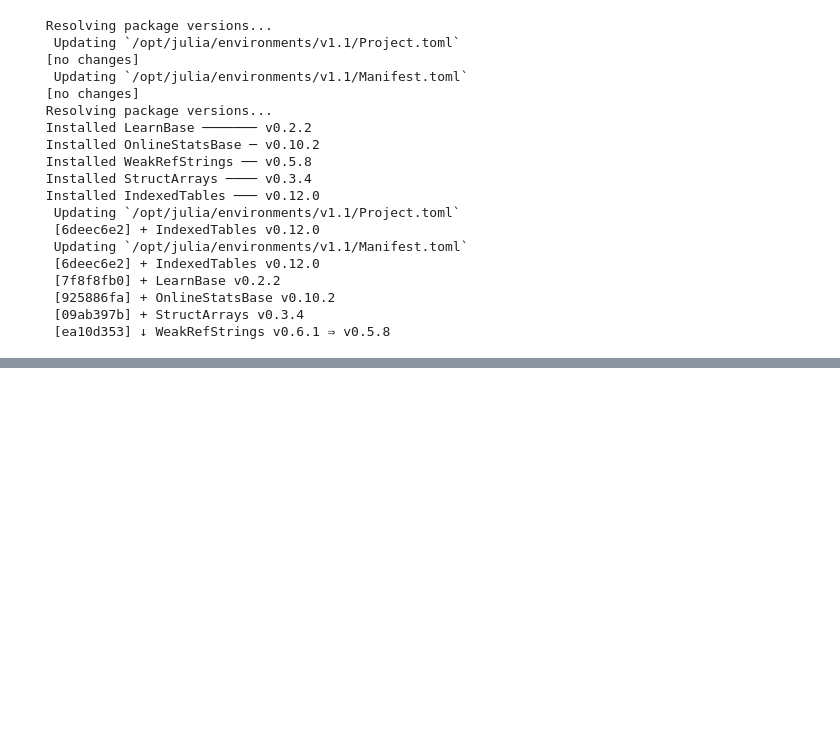
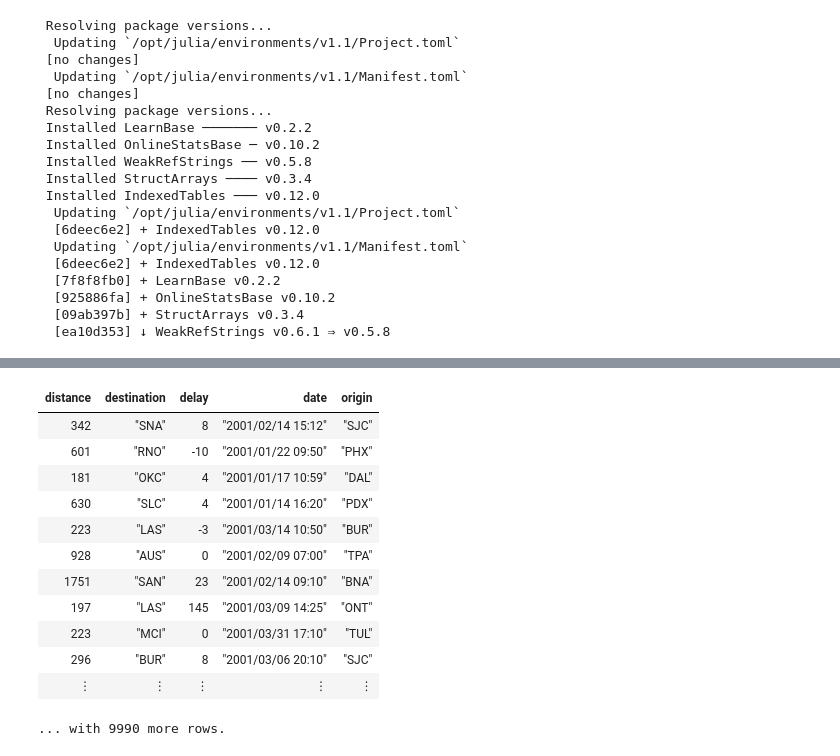
Before and after one commit to FavioVazquez/matrix_languages_tools, a Jupyter notebook: Untitled.ipynb, the cells around one changed output, grey strips where cells are left out. Drawn from its saved outputs; the diff is of its cells as text; code cells hidden in the pictures; blank space fills up the shorter version.

```diff
--- a/Untitled.ipynb
+++ b/Untitled.ipynb
@@ -55,0 +54,3 @@ df = dataset(
+# %%
+flights = dataset("flights-10k")
+flights_airport = dataset("flights-airport")
@@ -55,0 +71,16 @@ df = dataset(
+# %%
+flights
+# %% [output]
+| distance | destination | delay | date | origin |
+| 342 | "SNA" | 8 | "2001/02/14 15:12" | "SJC" |
+| 601 | "RNO" | -10 | "2001/01/22 09:50" | "PHX" |
+| 181 | "OKC" | 4 | "2001/01/17 10:59" | "DAL" |
+| 630 | "SLC" | 4 | "2001/01/14 16:20" | "PDX" |
+| 223 | "LAS" | -3 | "2001/03/14 10:50" | "BUR" |
+| 928 | "AUS" | 0 | "2001/02/09 07:00" | "TPA" |
+| 1751 | "SAN" | 23 | "2001/02/14 09:10" | "BNA" |
+| 197 | "LAS" | 145 | "2001/03/09 14:25" | "ONT" |
+| 223 | "MCI" | 0 | "2001/03/31 17:10" | "TUL" |
+| 296 | "BUR" | 8 | "2001/03/06 20:10" | "SJC" |
+| ⋮ | ⋮ | ⋮ | ⋮ | ⋮ |
+... with 9990 more rows.
```
Also changed, not shown: parts of 2 cells of this notebook.
